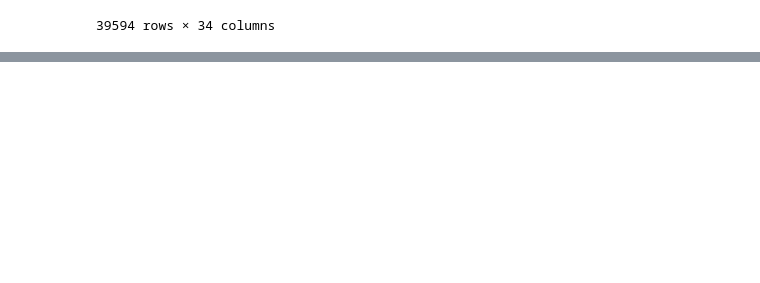
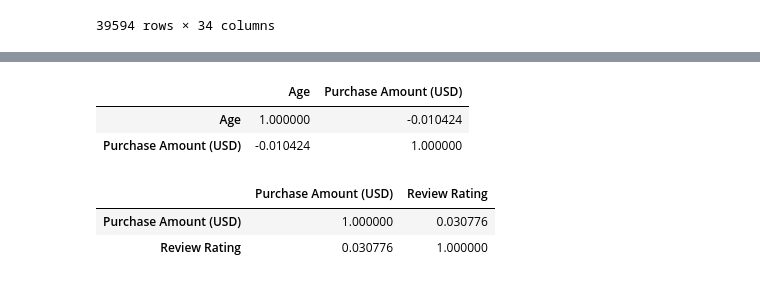
Before and after one commit to betakristien14/certan-, a Jupyter notebook: week 2.ipynb, the cells around one changed output, grey strips where cells are left out. Drawn from its saved outputs; the diff is of its cells as text; code cells hidden in the pictures; blank space fills up the shorter version.

```diff
--- a/week 2.ipynb
+++ b/week 2.ipynb
@@ -56,0 +155,12 @@ df_noid
+# %%
+df[['Age', 'Purchase Amount (USD)']].corr()
+# %% [output]
+|  | Age | Purchase Amount (USD) |
+| Age | 1.000000 | -0.010424 |
+| Purchase Amount (USD) | -0.010424 | 1.000000 |
+# %%
+df[['Purchase Amount (USD)', 'Review Rating']].corr()
+# %% [output]
+|  | Purchase Amount (USD) | Review Rating |
+| Purchase Amount (USD) | 1.000000 | 0.030776 |
+| Review Rating | 0.030776 | 1.000000 |
```
Also changed, not shown: parts of 10 cells of this notebook, 1 other file.
